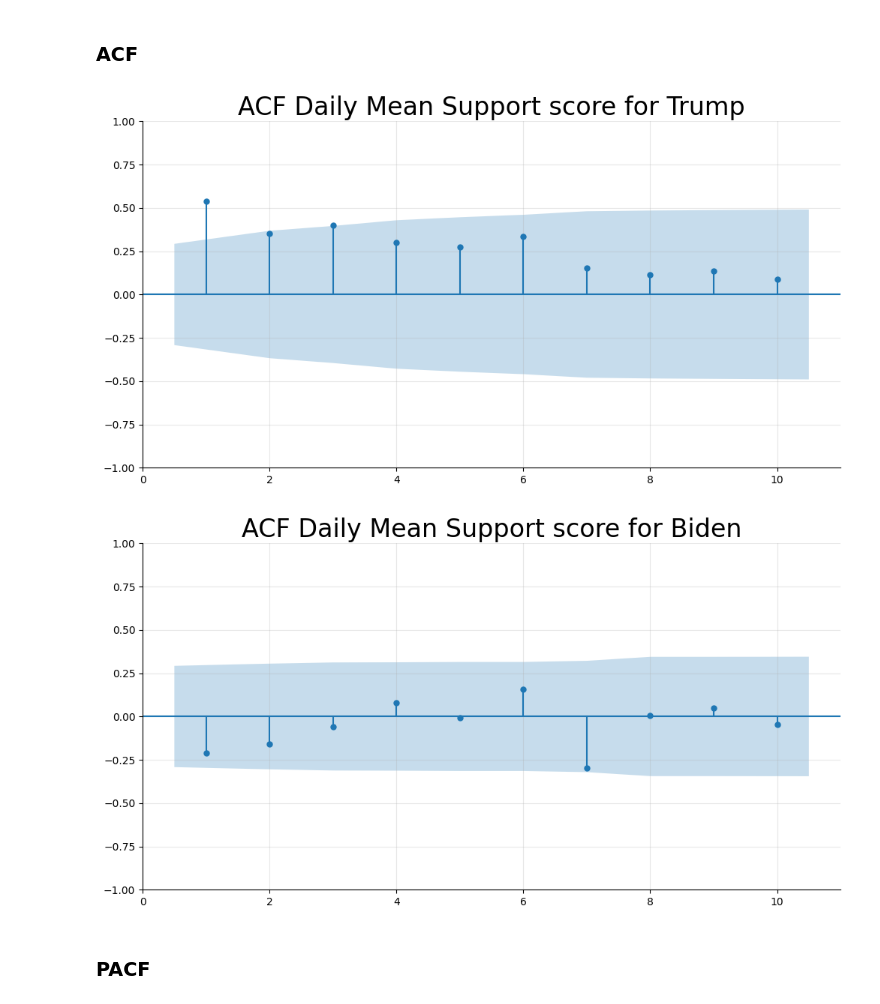
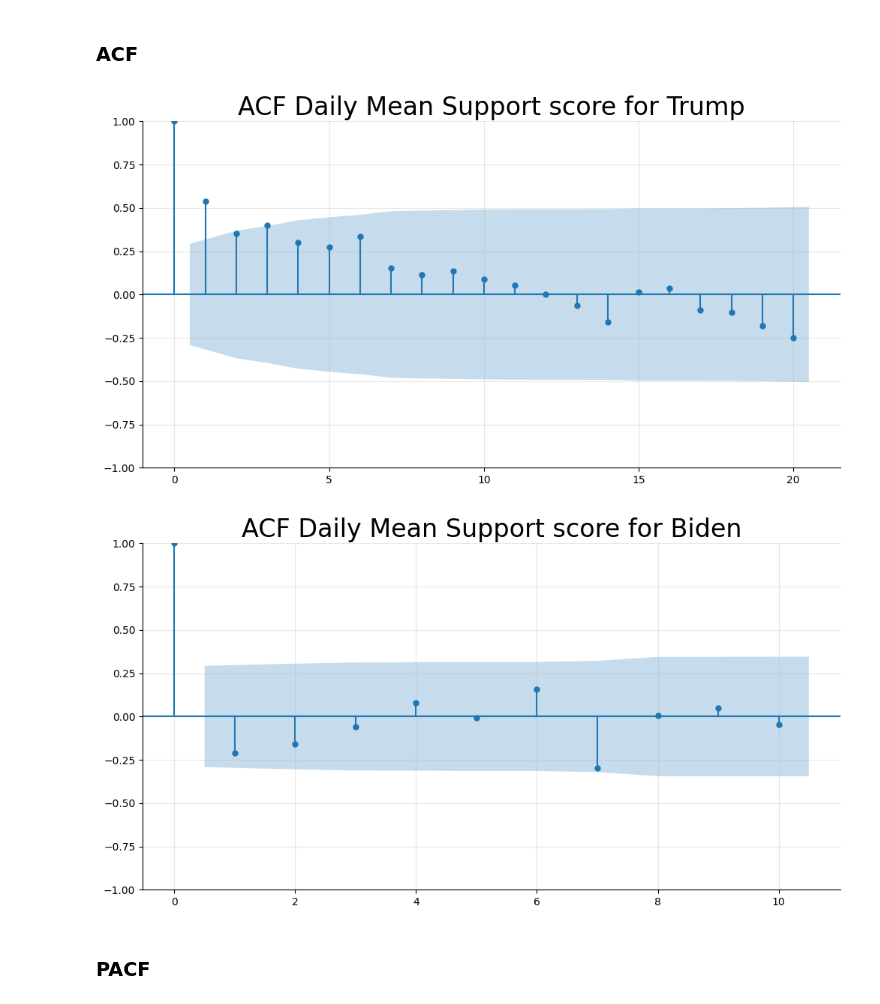
Before and after one commit to bnvulpe/votecore, a Jupyter notebook: scripts/data_mining.ipynb, the cells around one changed output. Cells and saved outputs as stored; diff of their text form; code cells hidden in the pictures.

```diff
--- a/scripts/data_mining.ipynb
+++ b/scripts/data_mining.ipynb
@@ -511,17 +511,17 @@ biden_love_test = biden_love.iloc[train_size:]
 # %% [markdown]
 ### ACF
 # %%
-sgt.plot_acf(trump_love_train, lags = 10, zero = False)
+sgt.plot_acf(trump_love_train, lags = 20, zero = True)
 plt.title("ACF Daily Mean Support score for Trump", size = 24)
 plt.show()
 # %% [output]
-[figure, old version]
+[figure, new version]
 # %%
-sgt.plot_acf(biden_love_train, lags = 10, zero = False)
+sgt.plot_acf(biden_love_train, lags = 10, zero = True)
 plt.title("ACF Daily Mean Support score for Biden", size = 24)
 plt.show()
 # %% [output]
-[figure, old version]
+[figure, new version]
 # %% [markdown]
 ### PACF
 # %%
```
Also changed, not shown: parts of 21 cells of this notebook.
